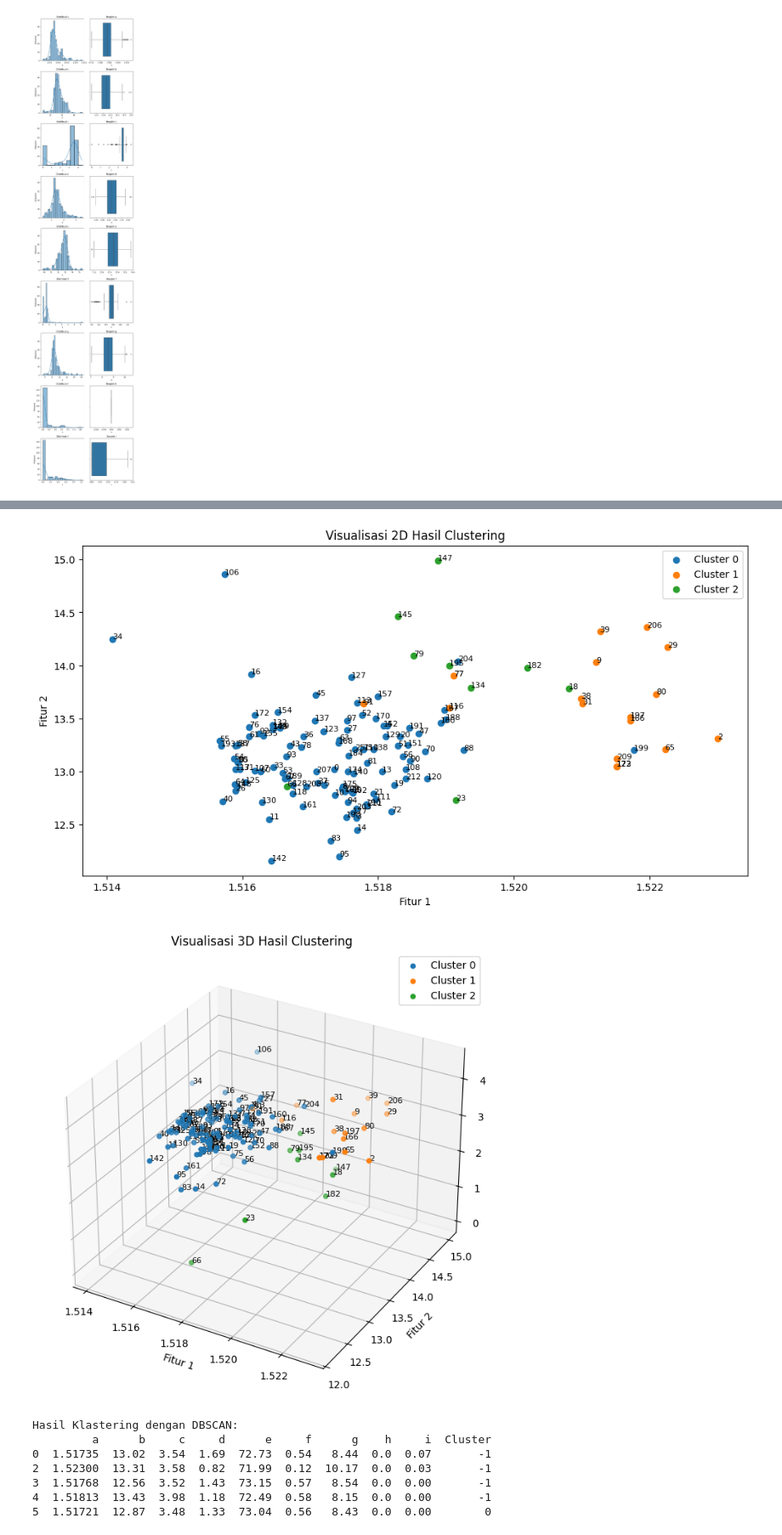
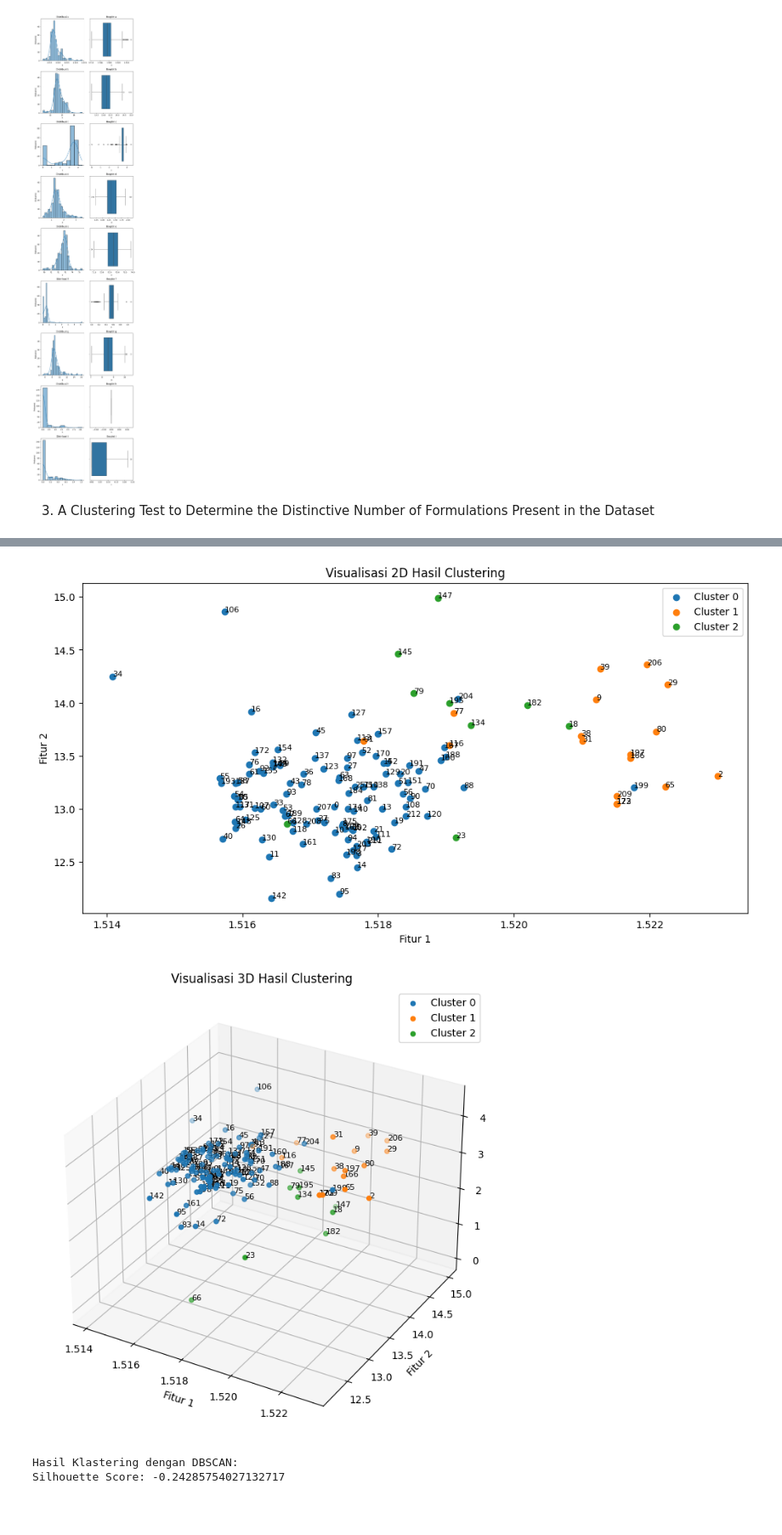
Before and after one commit to rammahayufitra/assessment-solution-april, a Jupyter notebook: solution_of_question_1/main.ipynb, the cells around one changed output, grey strips where cells are left out. Shown at 85% size. Drawn from its saved outputs; the diff is of its cells as text; code cells hidden in the pictures; blank space fills up the shorter version.

```diff
--- a/solution_of_question_1/main.ipynb
+++ b/solution_of_question_1/main.ipynb
@@ -1,8 +3,6 @@
 # %%
 import pandas as pd
-
-# Memuat data dari file CSV
-data = pd.read_csv('/home/ramma/assessment-solution-april/data/ingredient.csv')
+data = pd.read_csv('/home/delameta/assessment-solution-april/data/ingredient.csv')
 # %%
 # Statistik deskriptif
 descriptive_stats = data.describe()
@@ -173,6 +210,8 @@ plt.tight_layout()
 plt.show()
 # %% [output]
 [figure]
+# %% [markdown]
+3. A Clustering Test to Determine the Distinctive Number of Formulations Present in the Dataset
 # %%
 import pandas as pd
 import numpy as np
@@ -181,10 +220,11 @@ import seaborn as sns
 from sklearn.preprocessing import StandardScaler
 from sklearn.cluster import KMeans, DBSCAN, AgglomerativeClustering, MeanShift
 from sklearn.mixture import GaussianMixture
+from sklearn.metrics import silhouette_score
 from mpl_toolkits.mplot3d import Axes3D
 
 # Memuat data
-data = pd.read_csv('/home/ramma/assessment-solution-april/data/ingredient.csv')
+data = pd.read_csv('/home/delameta/assessment-solution-april/data/ingredient.csv')
 
 # Mengidentifikasi dan menghapus outlier
 def remove_outliers_iqr(df):
@@ -237,7 +277,8 @@ print("Hasil Klastering dengan KMeans:")
 kmeans = KMeans(n_clusters=3, random_state=0)
 clusters = kmeans.fit_predict(scaled_data)
 filtered_data['Cluster'] = clusters
-print(filtered_data.head())
+silhouette_avg = silhouette_score(scaled_data, clusters)
+print(f'Silhouette Score: {silhouette_avg}')
 plot_clusters(filtered_data, clusters, 3)
 
 # DBSCAN
@@ -245,7 +286,8 @@ print("Hasil Klastering dengan DBSCAN:")
 dbscan = DBSCAN(eps=0.5, min_samples=5)
 clusters = dbscan.fit_predict(scaled_data)
 filtered_data['Cluster'] = clusters
-print(filtered_data.head())
+silhouette_avg = silhouette_score(scaled_data, clusters) if len(set(clusters)) > 1 else -1
+print(f'Silhouette Score: {silhouette_avg}')
 plot_clusters(filtered_data, clusters, len(set(clusters)) - (1 if -1 in clusters else 0))
 
 # Agglomerative Clustering
@@ -253,7 +295,8 @@ print("Hasil Klastering dengan Agglomerative Clustering:")
 agglomerative = AgglomerativeClustering(n_clusters=3)
 clusters = agglomerative.fit_predict(scaled_data)
 filtered_data['Cluster'] = clusters
-print(filtered_data.head())
+silhouette_avg = silhouette_score(scaled_data, clusters)
+print(f'Silhouette Score: {silhouette_avg}')
 plot_clusters(filtered_data, clusters, 3)
 
 # Gaussian Mixture Model (GMM)
@@ -261,7 +304,8 @@ print("Hasil Klastering dengan Gaussian Mixture Model:")
 gmm = GaussianMixture(n_components=3, random_state=0)
 clusters = gmm.fit_predict(scaled_data)
 filtered_data['Cluster'] = clusters
-print(filtered_data.head())
+silhouette_avg = silhouette_score(scaled_data, clusters)
+print(f'Silhouette Score: {silhouette_avg}')
 plot_clusters(filtered_data, clusters, 3)
 
 # Mean Shift
@@ -269,7 +313,8 @@ print("Hasil Klastering dengan Mean Shift:")
 mean_shift = MeanShift()
 clusters = mean_shift.fit_predict(scaled_data)
 filtered_data['Cluster'] = clusters
-print(filtered_data.head())
+silhouette_avg = silhouette_score(scaled_data, clusters) if len(set(clusters)) > 1 else -1
+print(f'Silhouette Score: {silhouette_avg}')
 plot_clusters(filtered_data, clusters, len(set(clusters)))
 # %% [output]
 Hasil Klastering dengan KMeans:
@@ -282,17 +322,12 @@ Hasil Klastering dengan KMeans:
 A value is trying to be set on a copy of a slice from a DataFrame.
 Try using .loc[row_indexer,col_indexer] = value instead
 
 See the caveats in the documentation: https://pandas.pydata.org/pandas-docs/stable/user_guide/indexing.html#returning-a-view-versus-a-copy
   filtered_data['Cluster'] = clusters
 [figure]
-[figure, old version]
+[figure, new version]
 Hasil Klastering dengan DBSCAN:
-         a      b     c     d      e     f      g    h     i  Cluster
-0  1.51735  13.02  3.54  1.69  72.73  0.54   8.44  0.0  0.07       -1
-2  1.52300  13.31  3.58  0.82  71.99  0.12  10.17  0.0  0.03       -1
-3  1.51768  12.56  3.52  1.43  73.15  0.57   8.54  0.0  0.00       -1
-4  1.51813  13.43  3.98  1.18  72.49  0.58   8.15  0.0  0.00       -1
-5  1.51721  12.87  3.48  1.33  73.04  0.56   8.43  0.0  0.00        0
+Silhouette Score: -0.24285754027132717
 A value is trying to be set on a copy of a slice from a DataFrame.
 Try using .loc[row_indexer,col_indexer] = value instead
 
```
Also changed, not shown: parts of 7 cells of this notebook.
